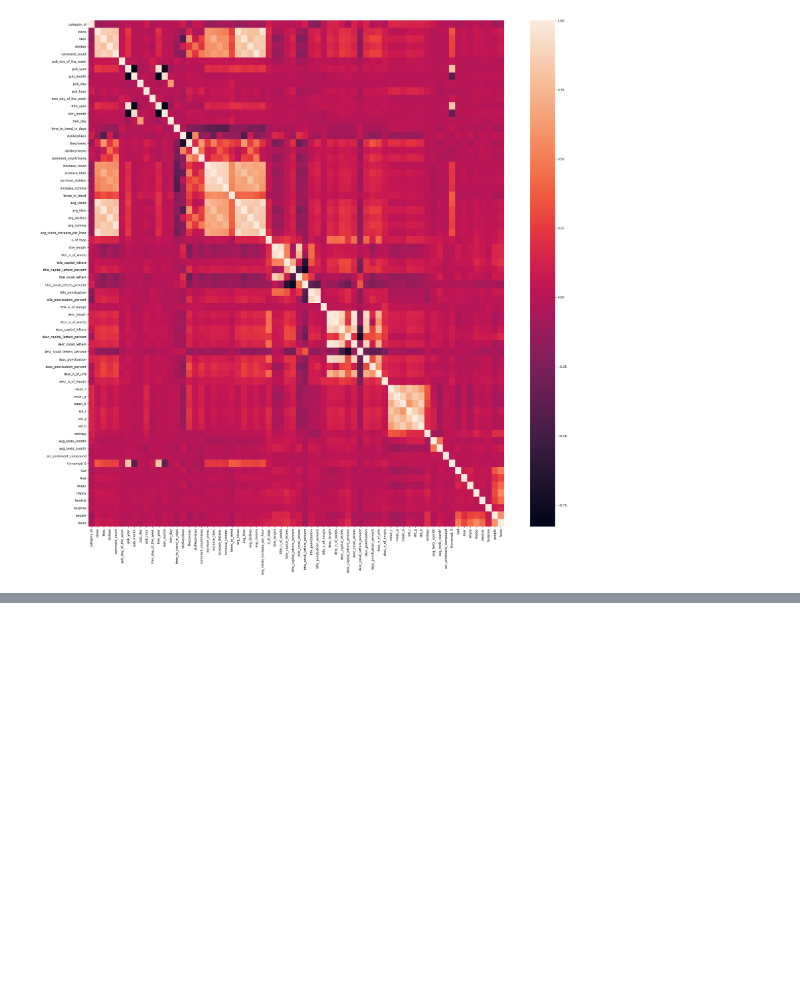
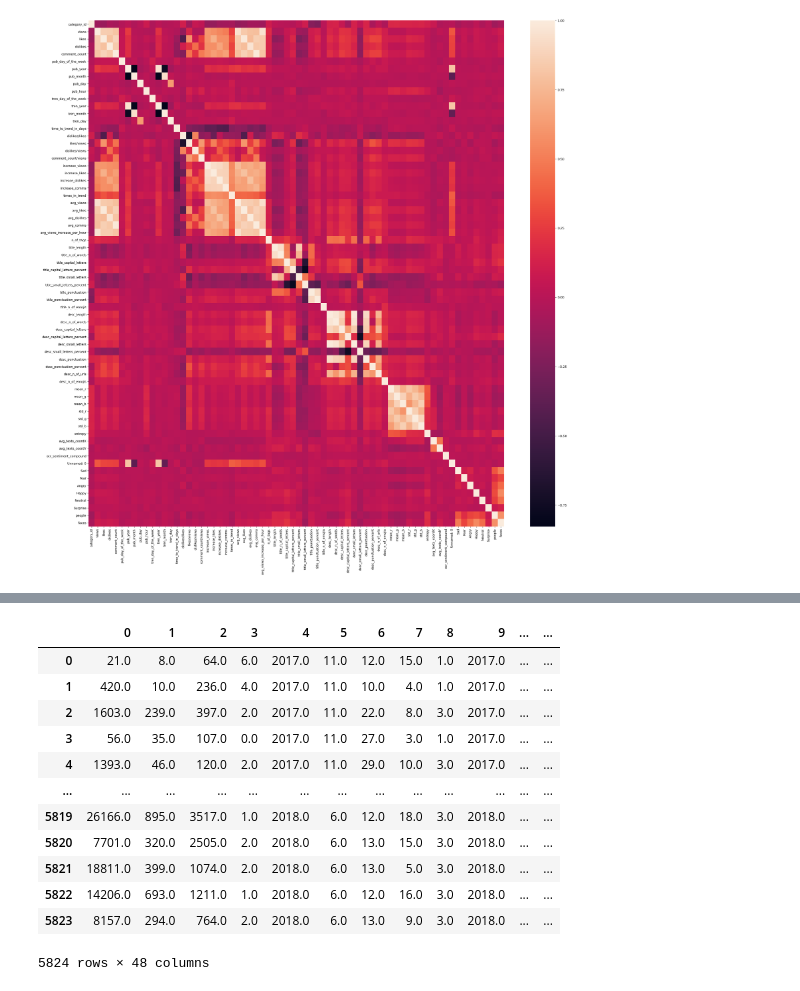
Before and after one commit to AdamKlejda/PED_YT, a Jupyter notebook: notebooks/Etap3/Corr and feature imp.ipynb, the cells around one changed output, grey strips where cells are left out. Saved outputs shown, nothing was run; the diff lists cells and outputs as text; code cells hidden in the pictures; blank space fills up the shorter version.

```diff
--- a/notebooks/Etap3/Untitled.ipynb
+++ b/notebooks/Etap3/Corr and feature imp.ipynb
@@ -45,0 +129,16 @@ dfUS
+# %%
+from sklearn.svm import LinearSVC
+from sklearn.datasets import load_iris
+from sklearn.feature_selection import SelectFromModel
+# X, y = load_iris(return_X_y=True)
+X.shape
+
+lsvc = LinearSVC(C=0.01, penalty="l1", dual=False).fit(X, y)
+model = SelectFromModel(lsvc, prefit=True)
+X_new = model.transform(X)
+feature_idx = model.get_support()
+feature_name = X.columns[feature_idx]
+
+X_new.shape
+
+print(feature_name)
@@ -45,0 +159,16 @@ dfUS
+# %%
+pd.DataFrame(X_new)
+# %% [output]
+|  | 0 | 1 | 2 | 3 | 4 | 5 | 6 | 7 | 8 | 9 | ... | ... |
+| 0 | 21.0 | 8.0 | 64.0 | 6.0 | 2017.0 | 11.0 | 12.0 | 15.0 | 1.0 | 2017.0 | ... | ... |
+| 1 | 420.0 | 10.0 | 236.0 | 4.0 | 2017.0 | 11.0 | 10.0 | 4.0 | 1.0 | 2017.0 | ... | ... |
+| 2 | 1603.0 | 239.0 | 397.0 | 2.0 | 2017.0 | 11.0 | 22.0 | 8.0 | 3.0 | 2017.0 | ... | ... |
+| 3 | 56.0 | 35.0 | 107.0 | 0.0 | 2017.0 | 11.0 | 27.0 | 3.0 | 1.0 | 2017.0 | ... | ... |
+| 4 | 1393.0 | 46.0 | 120.0 | 2.0 | 2017.0 | 11.0 | 29.0 | 10.0 | 3.0 | 2017.0 | ... | ... |
+| ... | ... | ... | ... | ... | ... | ... | ... | ... | ... | ... | ... | ... |
+| 5819 | 26166.0 | 895.0 | 3517.0 | 1.0 | 2018.0 | 6.0 | 12.0 | 18.0 | 3.0 | 2018.0 | ... | ... |
+| 5820 | 7701.0 | 320.0 | 2505.0 | 2.0 | 2018.0 | 6.0 | 13.0 | 15.0 | 3.0 | 2018.0 | ... | ... |
+| 5821 | 18811.0 | 399.0 | 1074.0 | 2.0 | 2018.0 | 6.0 | 13.0 | 5.0 | 3.0 | 2018.0 | ... | ... |
+| 5822 | 14206.0 | 693.0 | 1211.0 | 1.0 | 2018.0 | 6.0 | 12.0 | 16.0 | 3.0 | 2018.0 | ... | ... |
+| 5823 | 8157.0 | 294.0 | 764.0 | 2.0 | 2018.0 | 6.0 | 13.0 | 9.0 | 3.0 | 2018.0 | ... | ... |
+5824 rows × 48 columns
```
Also changed, not shown: parts of 10 cells of this notebook.
